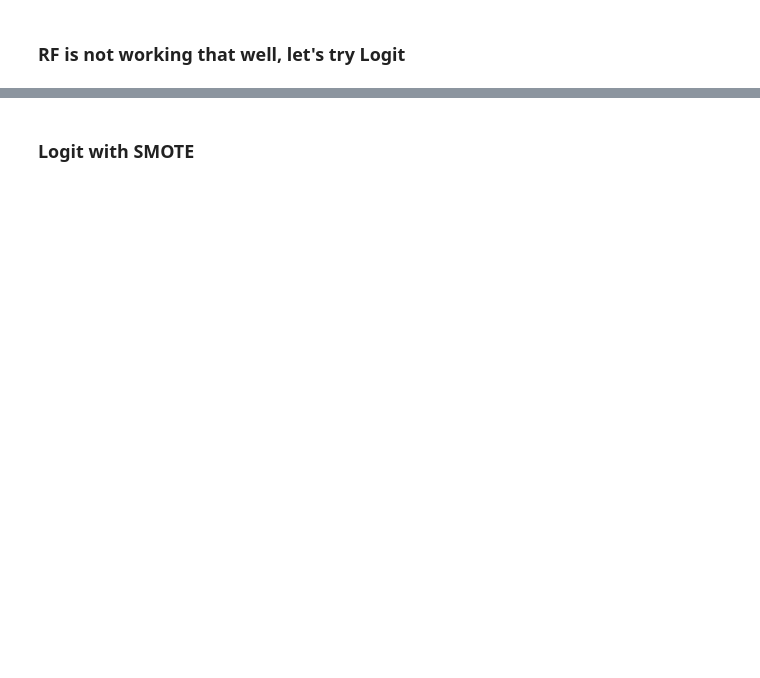
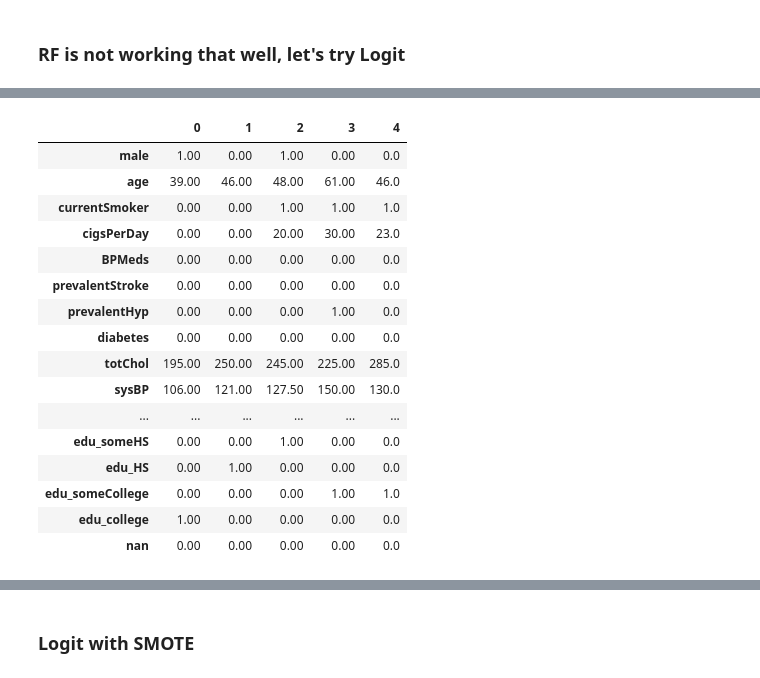
Before and after one commit to alou127/project3, a Jupyter notebook: project3_notebook.ipynb, the cells around one changed output, grey strips where cells are left out. Drawn from its saved outputs; the diff is of its cells as text; code cells hidden in the pictures; blank space fills up the shorter version.

```diff
--- a/project3_notebook.ipynb
+++ b/project3_notebook.ipynb
@@ -726,0 +793,20 @@ weighted avg       0.81      0.66      0.70       848
+# %%
+df_imputed.head().T
+# %% [output]
+|  | 0 | 1 | 2 | 3 | 4 |
+| male | 1.00 | 0.00 | 1.00 | 0.00 | 0.0 |
+| age | 39.00 | 46.00 | 48.00 | 61.00 | 46.0 |
+| currentSmoker | 0.00 | 0.00 | 1.00 | 1.00 | 1.0 |
+| cigsPerDay | 0.00 | 0.00 | 20.00 | 30.00 | 23.0 |
+| BPMeds | 0.00 | 0.00 | 0.00 | 0.00 | 0.0 |
+| prevalentStroke | 0.00 | 0.00 | 0.00 | 0.00 | 0.0 |
+| prevalentHyp | 0.00 | 0.00 | 0.00 | 1.00 | 0.0 |
+| diabetes | 0.00 | 0.00 | 0.00 | 0.00 | 0.0 |
+| totChol | 195.00 | 250.00 | 245.00 | 225.00 | 285.0 |
+| sysBP | 106.00 | 121.00 | 127.50 | 150.00 | 130.0 |
+| ... | ... | ... | ... | ... | ... |
+| edu_someHS | 0.00 | 0.00 | 1.00 | 0.00 | 0.0 |
+| edu_HS | 0.00 | 1.00 | 0.00 | 0.00 | 0.0 |
+| edu_someCollege | 0.00 | 0.00 | 0.00 | 1.00 | 1.0 |
+| edu_college | 1.00 | 0.00 | 0.00 | 0.00 | 0.0 |
+| nan | 0.00 | 0.00 | 0.00 | 0.00 | 0.0 |
```
Also changed, not shown: parts of 61 cells of this notebook, 4 other files.
